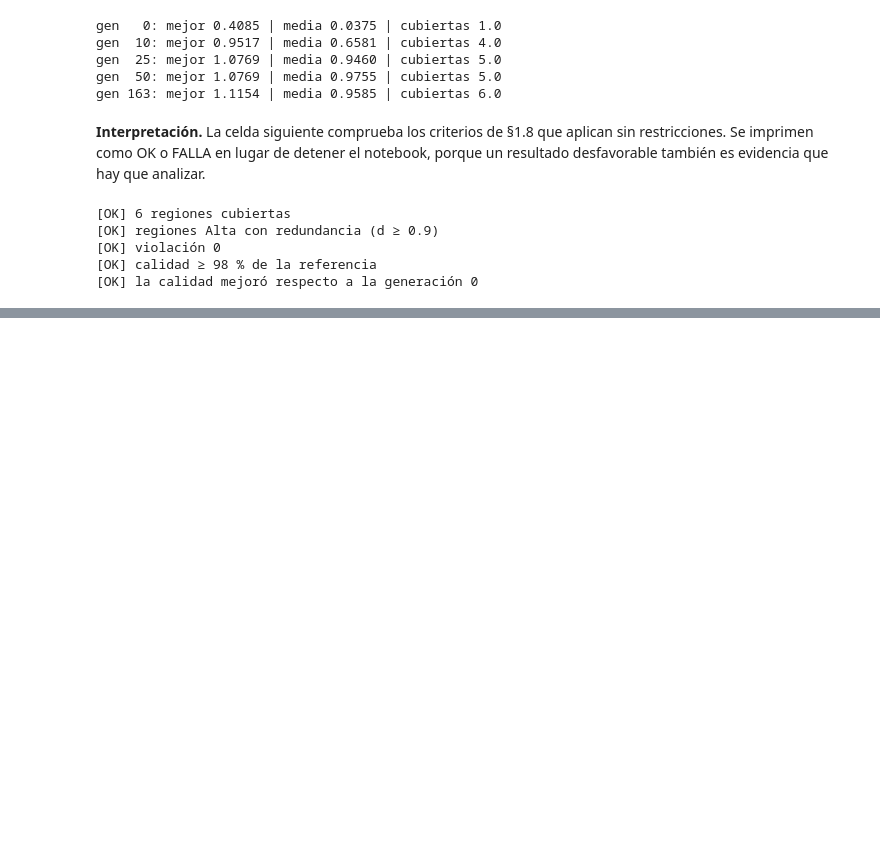
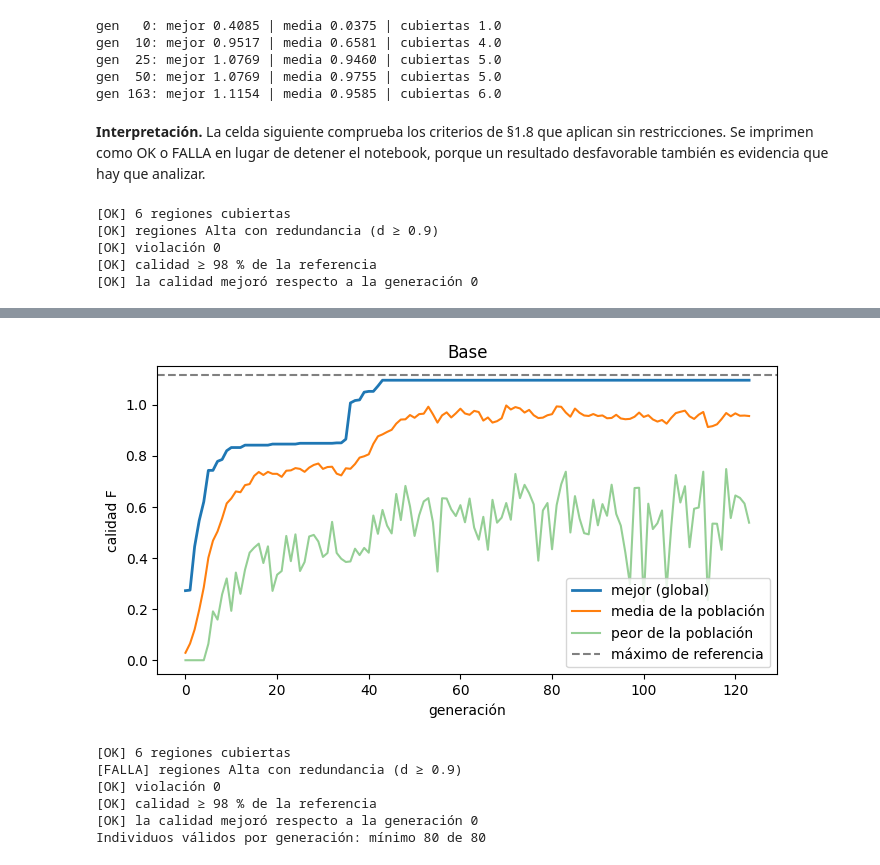
Before and after one commit to AlexRecaman/astroshield, a Jupyter notebook: astroshield.ipynb, the cells around one changed output, grey strips where cells are left out. Cells and saved outputs as stored; diff of their text form; code cells hidden in the pictures; blank space fills up the shorter version.

Commit message:
Parte 3:definir restricciones, cambio de condiciones y pruebas.

```diff
--- a/astroshield.ipynb
+++ b/astroshield.ipynb
@@ -665,0 +795,9 @@ _ = verificar_criterios(res_etapa1)
+# %%
+esc_base = escenario_base()
+ev_e1 = evaluar_con_restricciones(res_etapa1["mejor"]["config"], esc_base)
+print(f"La solución de la etapa 1 bajo las restricciones: violación {ev_e1['violacion']:.3f} -> "
+      f"{'válida' if ev_e1['violacion'] == 0 else 'INVÁLIDA'}")
+
+res_etapa2 = evolucionar_con_restricciones(esc_base, ParametrosGA(semilla=42))
+resumen_resultado(res_etapa2)
+cobertura_por_region(res_etapa2["mejor"]["config"], esc_base).round(3)
@@ -665,0 +828,13 @@ _ = verificar_criterios(res_etapa1)
+# %%
+graficar_evolucion(res_etapa2)
+plt.show()
+_ = verificar_criterios(res_etapa2)
+print(f"Individuos válidos por generación: mínimo {res_etapa2['historial']['validos'].min()} de {res_etapa2['params'].poblacion}")
+# %% [output]
+[figure, added]
+[OK] 6 regiones cubiertas
+[FALLA] regiones Alta con redundancia (d ≥ 0.9)
+[OK] violación 0
+[OK] calidad ≥ 98 % de la referencia
+[OK] la calidad mejoró respecto a la generación 0
+Individuos válidos por generación: mínimo 80 de 80
```
Also changed, not shown: parts of 18 cells of this notebook.
